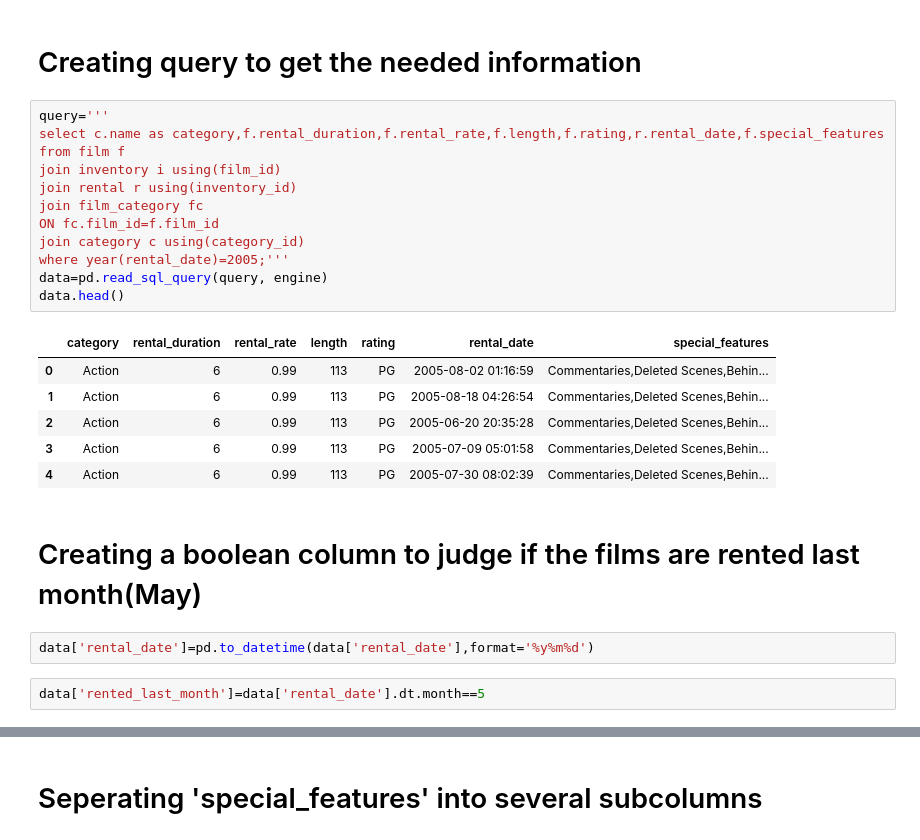
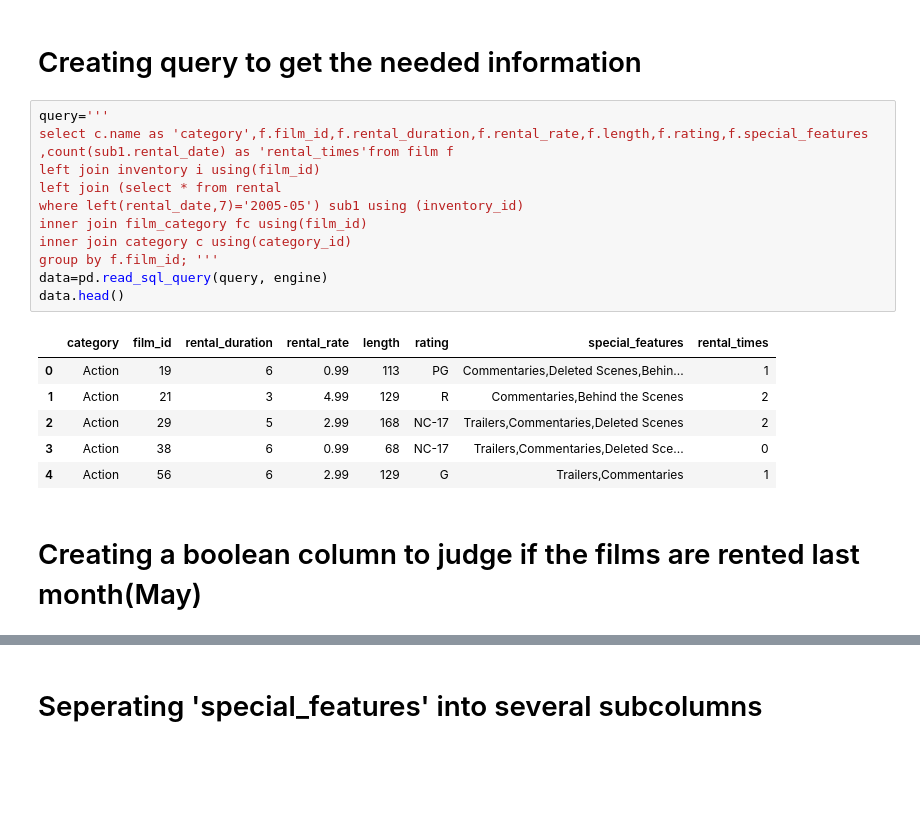
Before and after one commit to zaq9394/lab-predictions-logistic-regression, a Jupyter notebook: Logistic regression.ipynb, the cells around one changed output, grey strips where cells are left out. Saved outputs shown, nothing was run; the diff lists cells and outputs as text; blank space fills up the shorter version.

```diff
--- a/Logistic regression.ipynb
+++ b/Logistic regression.ipynb
@@ -14,25 +14,21 @@ engine = create_engine(connection_string)
 # Creating query to get the needed information
 # %%
 query='''
-select c.name as category,f.rental_duration,f.rental_rate,f.length,f.rating,r.rental_date,f.special_features from film f
-join inventory i using(film_id)
-join rental r using(inventory_id)
-join film_category fc
-ON fc.film_id=f.film_id
-join category c using(category_id)
-where year(rental_date)=2005;'''
+select c.name as 'category',f.film_id,f.rental_duration,f.rental_rate,f.length,f.rating,f.special_features ,count(sub1.rental_date) as 'rental_times'from film f
+left join inventory i using(film_id)
+left join (select * from rental
+where left(rental_date,7)='2005-05') sub1 using (inventory_id)
+inner join film_category fc using(film_id)
+inner join category c using(category_id)
+group by f.film_id; '''
 data=pd.read_sql_query(query, engine)
 data.head()
 # %% [output]
-|  | category | rental_duration | rental_rate | length | rating | rental_date | special_features |
-| 0 | Action | 6 | 0.99 | 113 | PG | 2005-08-02 01:16:59 | Commentaries,Deleted Scenes,Behin... |
-| 1 | Action | 6 | 0.99 | 113 | PG | 2005-08-18 04:26:54 | Commentaries,Deleted Scenes,Behin... |
-| 2 | Action | 6 | 0.99 | 113 | PG | 2005-06-20 20:35:28 | Commentaries,Deleted Scenes,Behin... |
-| 3 | Action | 6 | 0.99 | 113 | PG | 2005-07-09 05:01:58 | Commentaries,Deleted Scenes,Behin... |
-| 4 | Action | 6 | 0.99 | 113 | PG | 2005-07-30 08:02:39 | Commentaries,Deleted Scenes,Behin... |
+|  | category | film_id | rental_duration | rental_rate | length | rating | special_features | rental_times |
+| 0 | Action | 19 | 6 | 0.99 | 113 | PG | Commentaries,Deleted Scenes,Behin... | 1 |
+| 1 | Action | 21 | 3 | 4.99 | 129 | R | Commentaries,Behind the Scenes | 2 |
+| 2 | Action | 29 | 5 | 2.99 | 168 | NC-17 | Trailers,Commentaries,Deleted Scenes | 2 |
+| 3 | Action | 38 | 6 | 0.99 | 68 | NC-17 | Trailers,Commentaries,Deleted Sce... | 0 |
+| 4 | Action | 56 | 6 | 2.99 | 129 | G | Trailers,Commentaries | 1 |
 # %% [markdown]
 # Creating a boolean column to judge if the films are rented last month(May)
-# %%
-data['rental_date']=pd.to_datetime(data['rental_date'],format='%y%m%d')
-# %%
-data['rented_last_month']=data['rental_date'].dt.month==5
```
Also changed, not shown: parts of 29 cells of this notebook.
